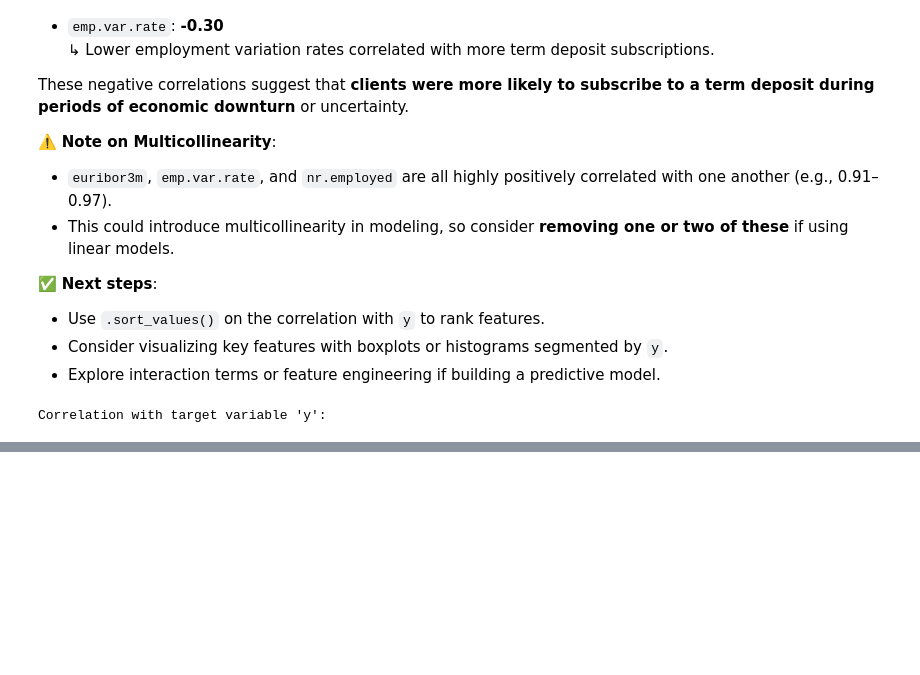
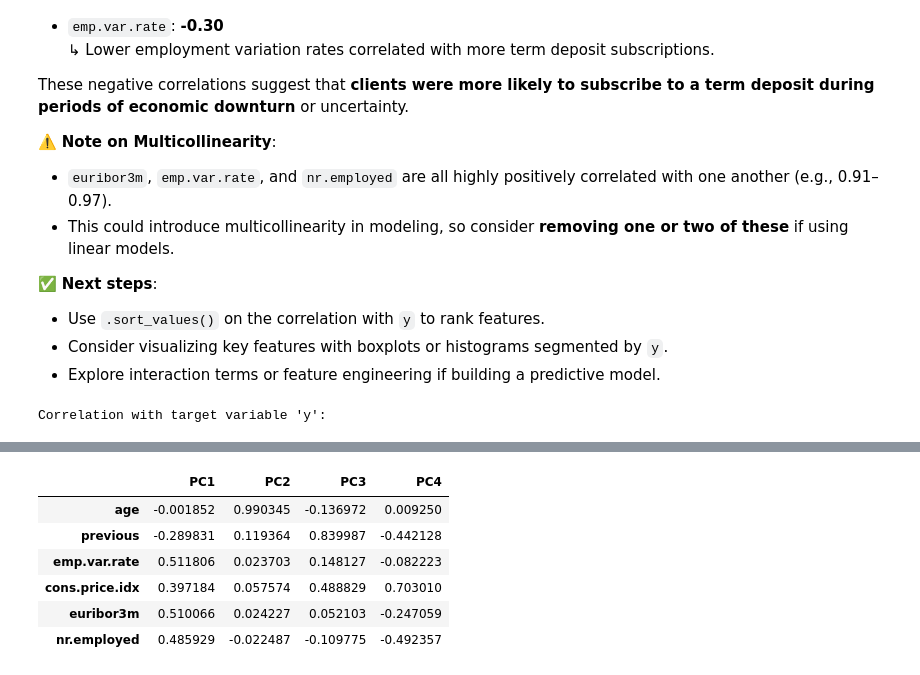
Before and after one commit to oaj1/bank-marketing-analysis, a Jupyter notebook: 01_EDA.ipynb, the cells around one changed output, grey strips where cells are left out. Saved outputs shown, nothing was run; the diff lists cells and outputs as text; code cells hidden in the pictures; blank space fills up the shorter version.

```diff
--- a/01_EDA.ipynb
+++ b/01_EDA.ipynb
@@ -351,0 +396,32 @@ Correlation with target variable 'y':
+# %%
+# Import necessary tools
+from sklearn.decomposition import PCA                 # PCA is used for dimensionality reduction
+from sklearn.preprocessing import StandardScaler      # StandardScaler standardizes data (mean = 0, std = 1)
+
+# STEP 1: Standardize the numerical features (important for PCA!)
+# PCA is sensitive to the scale of the data — large numbers can dominate variance.
+# So we scale all numerical features to have the same influence.
+x_scaled = StandardScaler().fit_transform(df[numerical_features[:-1]])
+# Note: `numerical_features[:-1]` slices off the last column, which is 'y' (the target). We don’t scale that.
+
+# STEP 2: Create PCA object
+# We set `n_components=0.95` to tell PCA:
+# "Keep as many components (new features) as needed to explain 95% of the variance in the data"
+pca = PCA(n_components=0.95)
+
+# STEP 3: Fit PCA to the scaled data and transform it
+# This reduces the feature set from the original variables into a smaller number of "principal components"
+X_pca = pca.fit_transform(x_scaled)
+
+# STEP 4: Print how many features we had, and how many we retained after PCA
+print(f"Original number of features: {x_scaled.shape[1]}")
+# e.g., "Original number of features: 6" (if you had 6 numeric features)
+
+print(f"Reduced number of features after PCA: {X_pca.shape[1]}")
+# e.g., "Reduced number of features after PCA: 3"
+
+print(f"Number of components retained: {pca.n_components_}")
+# This confirms how many principal components PCA kept to reach 95% of variance
+
+#what features were removed?
+# #PCA doesn’t “remove” specific features — instead, it creates entirely new features (called principal components) that are linear combinations of the original ones.
@@ -351,0 +453,12 @@ Correlation with target variable 'y':
+# %%
+pca_components = pd.DataFrame(pca.components_, columns=numerical_features[:-1], index=[f'PC{i+1}' for i in range(pca.n_components_)])
+
+pca_components.T
+# %% [output]
+|  | PC1 | PC2 | PC3 | PC4 |
+| age | -0.001852 | 0.990345 | -0.136972 | 0.009250 |
+| previous | -0.289831 | 0.119364 | 0.839987 | -0.442128 |
+| emp.var.rate | 0.511806 | 0.023703 | 0.148127 | -0.082223 |
+| cons.price.idx | 0.397184 | 0.057574 | 0.488829 | 0.703010 |
+| euribor3m | 0.510066 | 0.024227 | 0.052103 | -0.247059 |
+| nr.employed | 0.485929 | -0.022487 | -0.109775 | -0.492357 |
```
Also changed, not shown: parts of 7 cells of this notebook.
